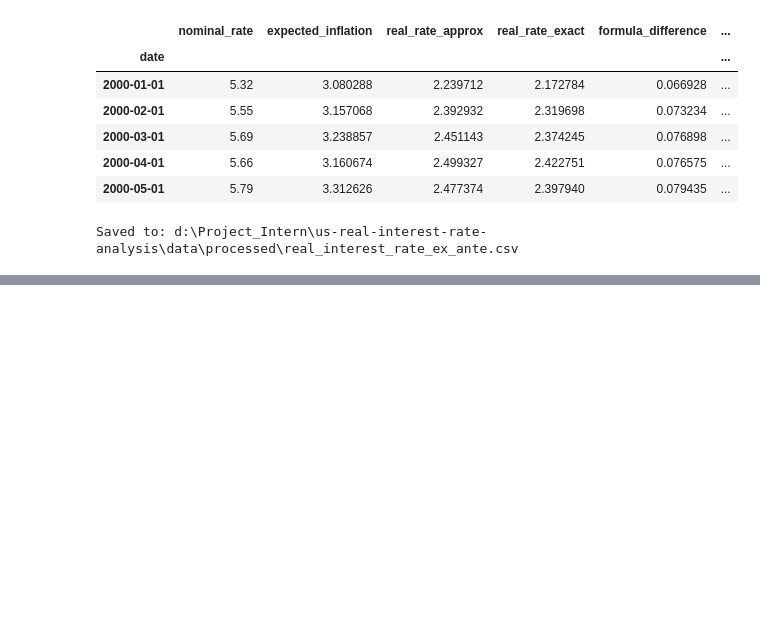
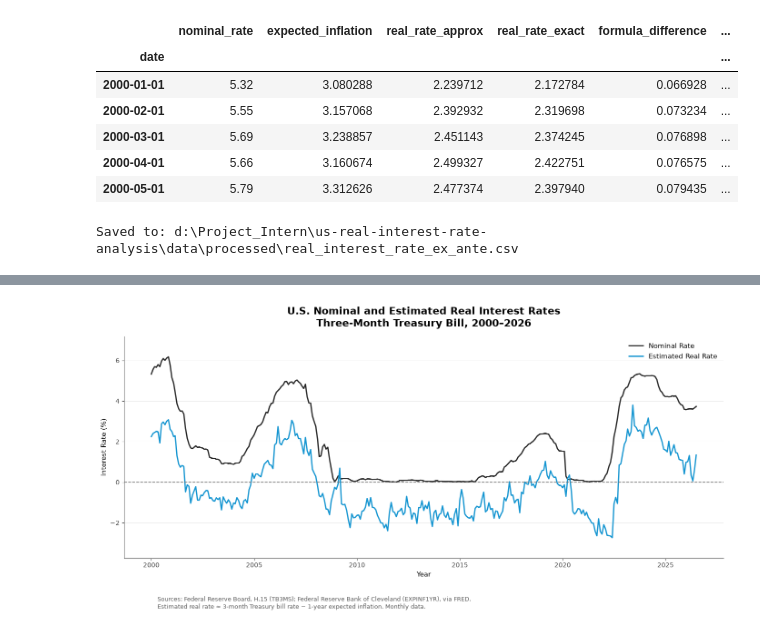
Before and after one commit to vien-nguyenthimy/interest-rate-analysis, a Jupyter notebook: fed_real_interest_rate.ipynb, the cells around one changed output, grey strips where cells are left out. Saved outputs shown, nothing was run; the diff lists cells and outputs as text; code cells hidden in the pictures; blank space fills up the shorter version.

```diff
--- a/fed_real_interest_rate.ipynb
+++ b/fed_real_interest_rate.ipynb
@@ -744,0 +873,98 @@ Saved to: d:\Project_Intern\us-real-interest-rate-analysis\data\processed\real_i
+# %%
+fig, ax = plt.subplots(figsize=(14, 7))
+
+# Nominal interest rate
+ax.plot(
+    analysis_df.index,
+    analysis_df["nominal_rate"],
+    color="#262626",
+    linewidth=2,
+    label="Nominal Rate"
+)
+
+# Estimated real interest rate
+ax.plot(
+    analysis_df.index,
+    analysis_df["real_rate_approx"],
+    color="#1495D1",
+    linewidth=2,
+    label="Estimated Real Rate"
+)
+
+# Zero-percent reference line
+ax.axhline(
+    y=0,
+    color="#777777",
+    linewidth=1.2,
+    linestyle="--"
+)
+
+ax.set_title(
+    "U.S. Nominal and Estimated Real Interest Rates\n"
+    f"Three-Month Treasury Bill, "
+    f"{chart_start_year}–{chart_end_year}",
+    fontsize=16,
+    fontweight="bold",
+    pad=16
+)
+
+ax.set_xlabel("Year", fontsize=11)
+ax.set_ylabel("Interest Rate (%)", fontsize=11)
+
+ax.xaxis.set_major_locator(mdates.YearLocator(5))
+ax.xaxis.set_major_formatter(mdates.DateFormatter("%Y"))
+
+minimum_rate = min(
+    analysis_df["nominal_rate"].min(),
+    analysis_df["real_rate_approx"].min()
+)
+
+maximum_rate = max(
+    analysis_df["nominal_rate"].max(),
+    analysis_df["real_rate_approx"].max()
+)
+
+ax.set_ylim(minimum_rate - 1, maximum_rate + 1)
+
+ax.grid(
+    axis="y",
+    color="#D9D9D9",
+    linestyle="-",
+    linewidth=0.7,
+    alpha=0.5
+)
+
+ax.spines["top"].set_visible(False)
+ax.spines["right"].set_visible(False)
+
+ax.spines["left"].set_color("#666666")
+ax.spines["bottom"].set_color("#666666")
+
+ax.tick_params(axis="both", colors="#444444")
+ax.legend(loc="upper right", frameon=False, fontsize=11)
+
+source_note = (
+    "Sources: Federal Reserve Board, H.15 (TB3MS); "
+    "Federal Reserve Bank of Cleveland (EXPINF1YR), via FRED.\n"
+    "Estimated real rate ≈ 3-month Treasury bill rate "
+    "− 1-year expected inflation. Monthly data."
+)
+
+fig.text(0.10, 0.02, source_note, ha="left", va="bottom", fontsize=9, color="#555555")
+
+plt.tight_layout(rect=[0, 0.10, 1, 1])
+
+main_figure_file = (output_directory / "nominal_and_real_interest_rates.png")
+
+fig.savefig(
+    main_figure_file,
+    dpi=300,
+    bbox_inches="tight",
+    facecolor="white"
+)
+
+plt.show()
+
+print(f"Figure saved to: {main_figure_file}")
+# %% [output]
+[figure, added]
```
Also changed, not shown: parts of 10 cells of this notebook, 1 other file.
